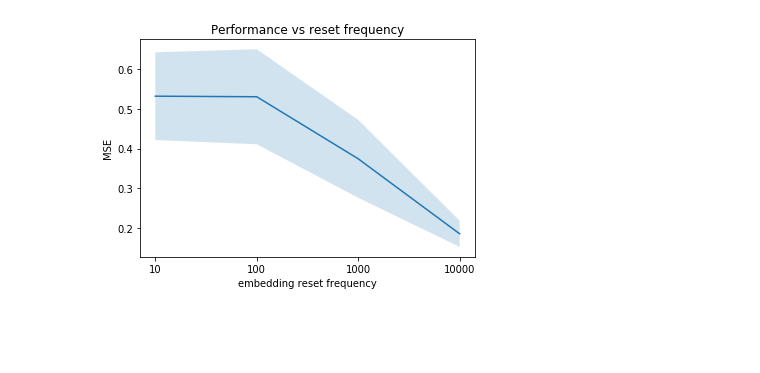
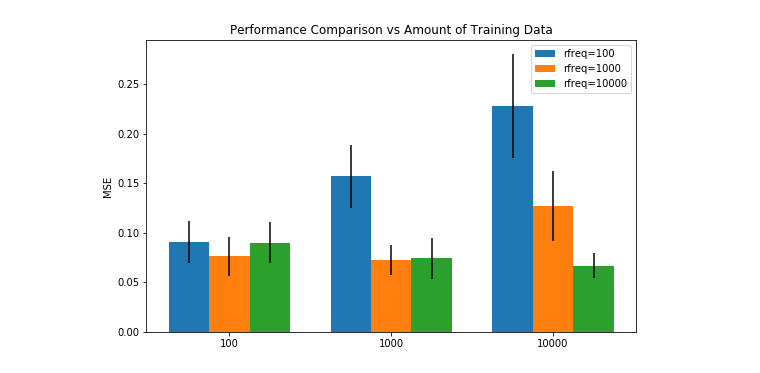
Before and after one commit to JacobTyo/cavia, a Jupyter notebook: regression/notebooks/EmbeddingReset.ipynb, the cells around one changed output. Cells and saved outputs as stored; diff of their text form; code cells hidden in the pictures; blank space fills up the shorter version.

```diff
--- a/regression/notebooks/EmbeddingReset.ipynb
+++ b/regression/notebooks/EmbeddingReset.ipynb
@@ -46,18 +50,36 @@ plt.show()
-# %%
-# plot in prettier format
-y = []
-ysd = []
-for i in amnt:
-    idx = np.argmin(loggers[i].test_loss)
-    y.append(loggers[i].test_loss[idx])
-    ysd.append(loggers[i].test_conf[idx])
-y = np.asarray(y)
-ysd = np.asarray(ysd)
-plt.plot(amnt, y)
-plt.fill_between(amnt, y+ysd, y-ysd, alpha=0.2)
-plt.title('Performance vs reset frequency')
-plt.ylabel('MSE')
-plt.xlabel('embedding reset frequency')
-plt.show()
-# %% [output]
-[figure, removed]
+# %%
+cva_mins, cva_stds, cavia_mins, cavia_stds, maml_mins, maml_stds = [], [], [], [], [], []
+for amn in amnt:
+    idx = np.argmin(loggers['100'][amn].test_loss)
+    cva_mins.append(loggers['100'][amn].test_loss[idx])
+    cva_stds.append(loggers['100'][amn].test_conf[idx])
+    idx = np.argmin(loggers['1000'][amn].test_loss)
+    cavia_mins.append(loggers['1000'][amn].test_loss[idx])
+    cavia_stds.append(loggers['1000'][amn].test_conf[idx])
+    idx = np.argmin(loggers['10000'][amn].test_loss)
+    maml_mins.append(loggers['10000'][amn].test_loss[idx])
+    maml_stds.append(loggers['10000'][amn].test_conf[idx])
+
+xlabels = amnt
+x = np.arange(len(xlabels))
+width = 0.25
+
+fig, ax = plt.subplots()
+rects1 = ax.bar(x-width, cva_mins, width, label='rfreq=100', yerr=cva_stds)
+rects2 = ax.bar(x, cavia_mins, width, label='rfreq=1000', yerr=cavia_stds)
+rects3 = ax.bar(x+width, maml_mins, width, label='rfreq=10000', yerr=maml_stds)
+ax.set_ylabel('MSE')
+ax.set_title('Performance Comparison vs Amount of Training Data')
+ax.set_xticks(x)
+ax.set_xticklabels(xlabels)
+ax.legend()
+# plt.ylim(0, 1)
+
+fig.tight_layout()
+
+fig = plt.gcf()
+fig.set_size_inches(8,5)
+
+plt.show()
+# %% [output]
+[figure, added]
```
Also changed, not shown: parts of 2 cells of this notebook, 8 other files.
